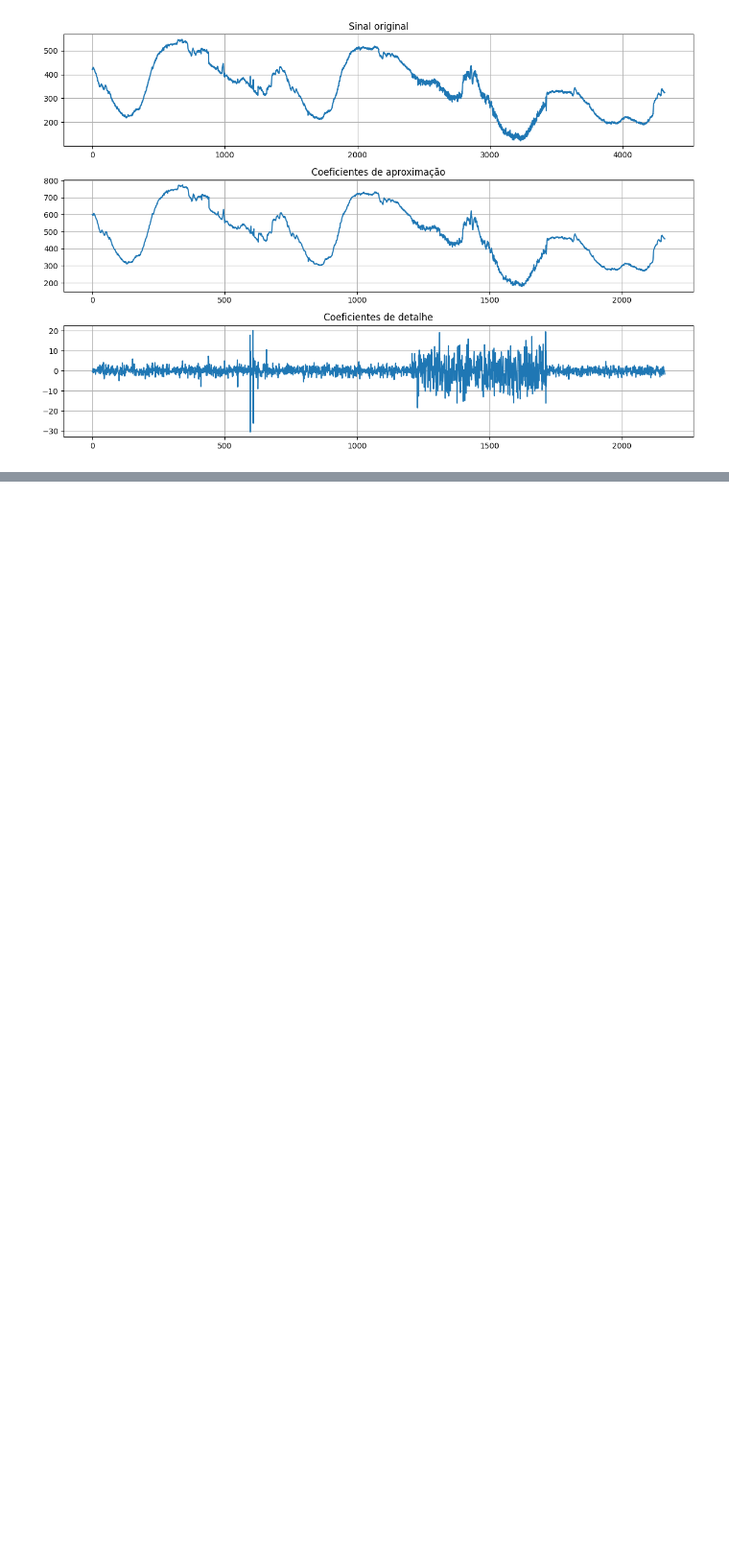
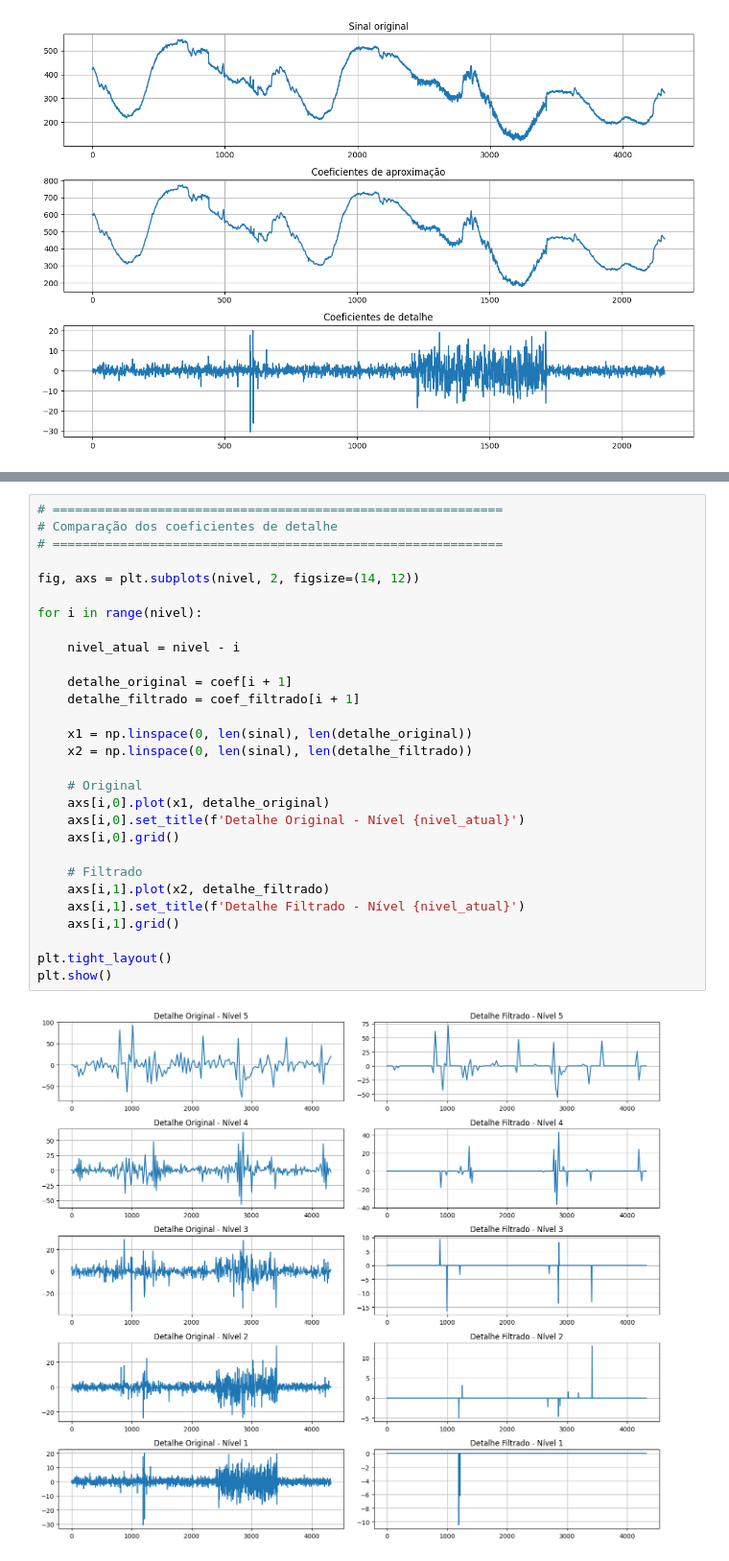
Before and after one commit to masterAristocats/Trabalho-Processamento-de-Sinais-I-5, a Jupyter notebook: rep.ipynb, the cells around one changed output, grey strips where cells are left out. Shown at 96% size. Drawn from its saved outputs; the diff is of its cells as text; blank space fills up the shorter version.

```diff
--- a/rep.ipynb
+++ b/rep.ipynb
@@ -1401,0 +1605,31 @@ plt.show()
+# %%
+# ============================================================
+# Comparação dos coeficientes de detalhe
+# ============================================================
+
+fig, axs = plt.subplots(nivel, 2, figsize=(14, 12))
+
+for i in range(nivel):
+
+    nivel_atual = nivel - i
+
+    detalhe_original = coef[i + 1]
+    detalhe_filtrado = coef_filtrado[i + 1]
+
+    x1 = np.linspace(0, len(sinal), len(detalhe_original))
+    x2 = np.linspace(0, len(sinal), len(detalhe_filtrado))
+
+    # Original
+    axs[i,0].plot(x1, detalhe_original)
+    axs[i,0].set_title(f'Detalhe Original - Nível {nivel_atual}')
+    axs[i,0].grid()
+
+    # Filtrado
+    axs[i,1].plot(x2, detalhe_filtrado)
+    axs[i,1].set_title(f'Detalhe Filtrado - Nível {nivel_atual}')
+    axs[i,1].grid()
+
+plt.tight_layout()
+plt.show()
+# %% [output]
+[figure, added]
```
Also changed, not shown: parts of 26 cells of this notebook.
